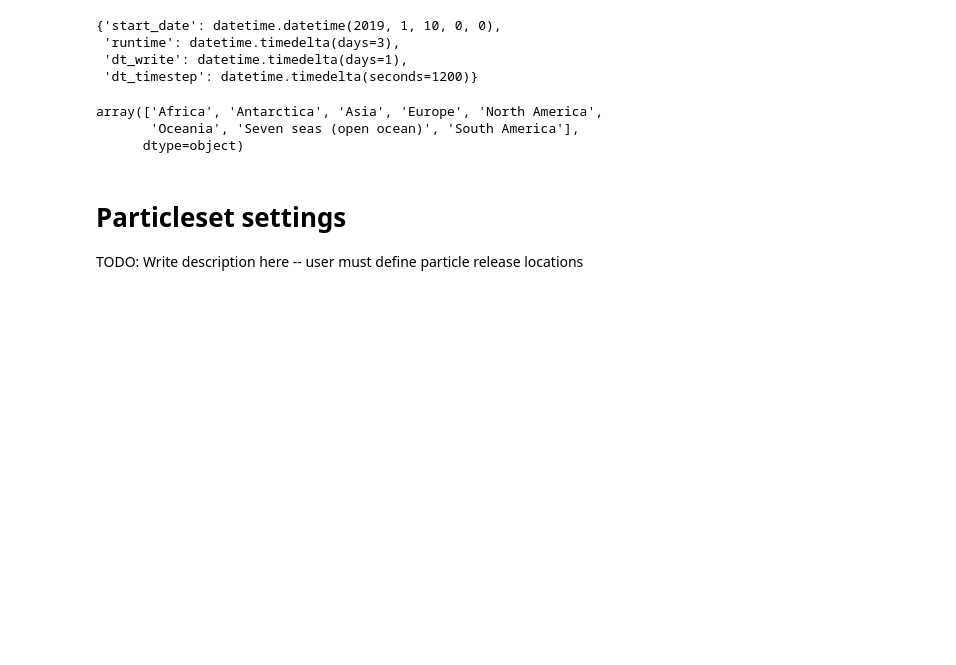
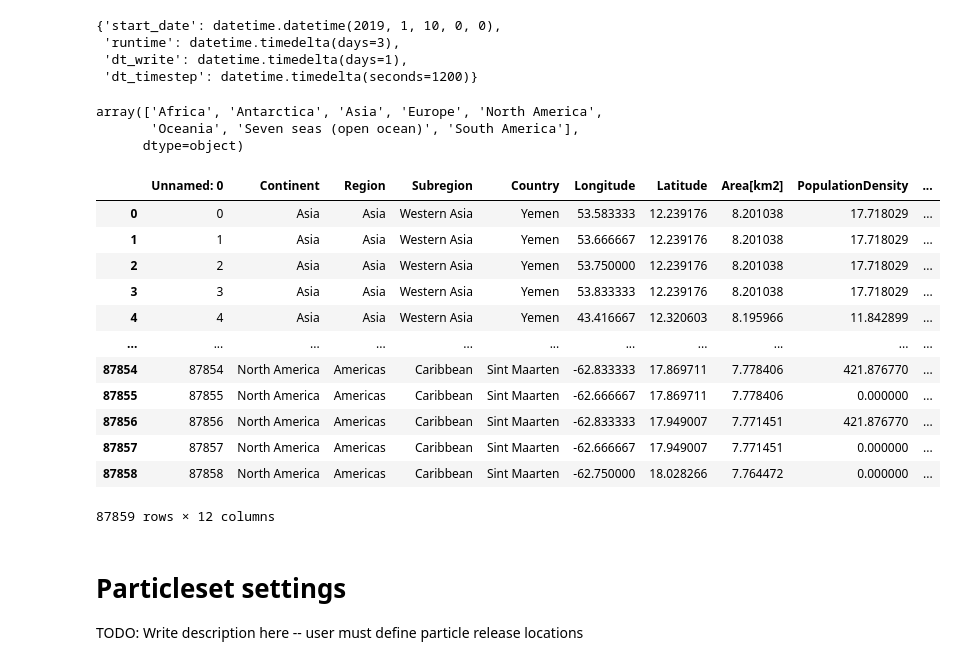
Before and after one commit to fanqi203/plasticparcels, a Jupyter notebook: src/trajectory/testing_release_locations.ipynb, the cells around one changed output. Drawn from its saved outputs; the diff is of its cells as text; code cells hidden in the pictures; blank space fills up the shorter version.

```diff
--- a/src/trajectory/testing_release_locations.ipynb
+++ b/src/trajectory/testing_release_locations.ipynb
@@ -203,6 +206,22 @@ np.unique(particle_locations['Continent'])
 array(['Africa', 'Antarctica', 'Asia', 'Europe', 'North America',
        'Oceania', 'Seven seas (open ocean)', 'South America'],
       dtype=object)
+# %%
+particle_locations
+# %% [output]
+|  | Unnamed: 0 | Continent | Region | Subregion | Country | Longitude | Latitude | Area[km2] | PopulationDensity | ... |
+| 0 | 0 | Asia | Asia | Western Asia | Yemen | 53.583333 | 12.239176 | 8.201038 | 17.718029 | ... |
+| 1 | 1 | Asia | Asia | Western Asia | Yemen | 53.666667 | 12.239176 | 8.201038 | 17.718029 | ... |
+| 2 | 2 | Asia | Asia | Western Asia | Yemen | 53.750000 | 12.239176 | 8.201038 | 17.718029 | ... |
+| 3 | 3 | Asia | Asia | Western Asia | Yemen | 53.833333 | 12.239176 | 8.201038 | 17.718029 | ... |
+| 4 | 4 | Asia | Asia | Western Asia | Yemen | 43.416667 | 12.320603 | 8.195966 | 11.842899 | ... |
+| ... | ... | ... | ... | ... | ... | ... | ... | ... | ... | ... |
+| 87854 | 87854 | North America | Americas | Caribbean | Sint Maarten | -62.833333 | 17.869711 | 7.778406 | 421.876770 | ... |
+| 87855 | 87855 | North America | Americas | Caribbean | Sint Maarten | -62.666667 | 17.869711 | 7.778406 | 0.000000 | ... |
+| 87856 | 87856 | North America | Americas | Caribbean | Sint Maarten | -62.833333 | 17.949007 | 7.771451 | 421.876770 | ... |
+| 87857 | 87857 | North America | Americas | Caribbean | Sint Maarten | -62.666667 | 17.949007 | 7.771451 | 0.000000 | ... |
+| 87858 | 87858 | North America | Americas | Caribbean | Sint Maarten | -62.750000 | 18.028266 | 7.764472 | 0.000000 | ... |
+87859 rows × 12 columns
 # %% [markdown]
 # Particleset settings
 TODO: Write description here -- user must define particle release locations
```
Also changed, not shown: parts of 2 cells of this notebook, 8 other files.
